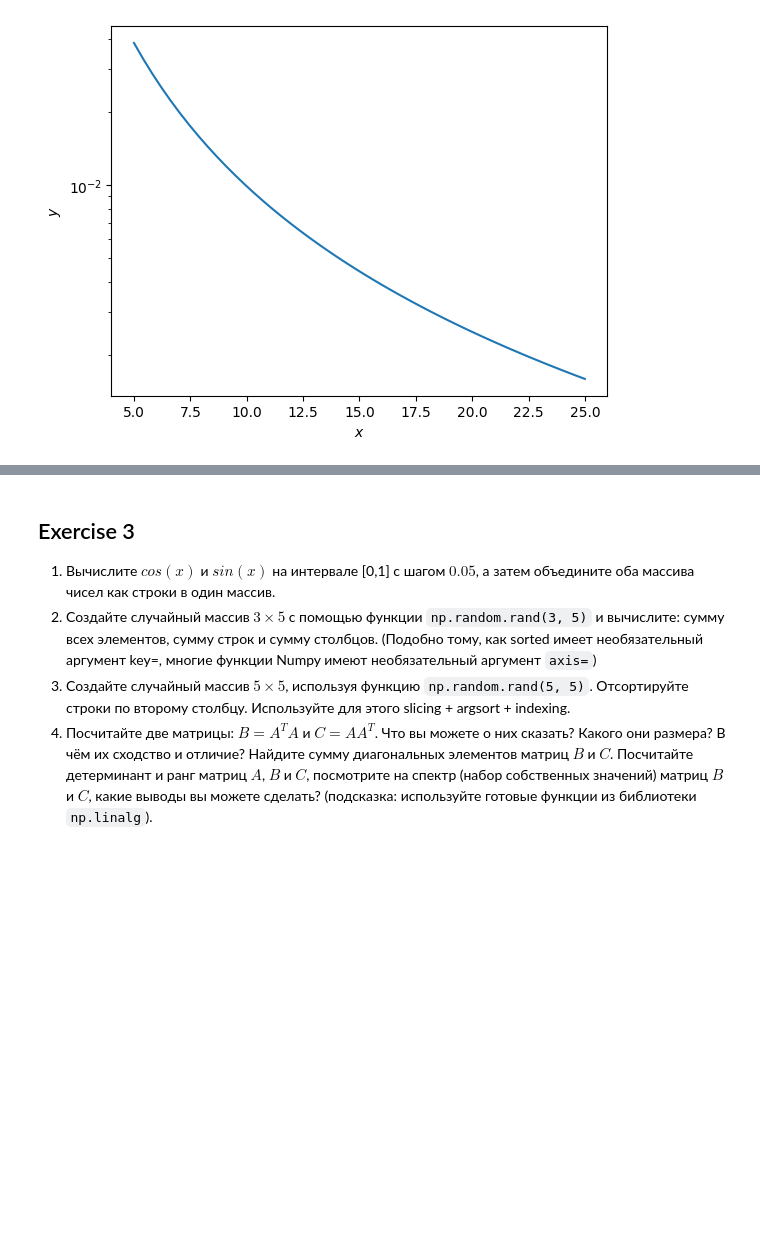
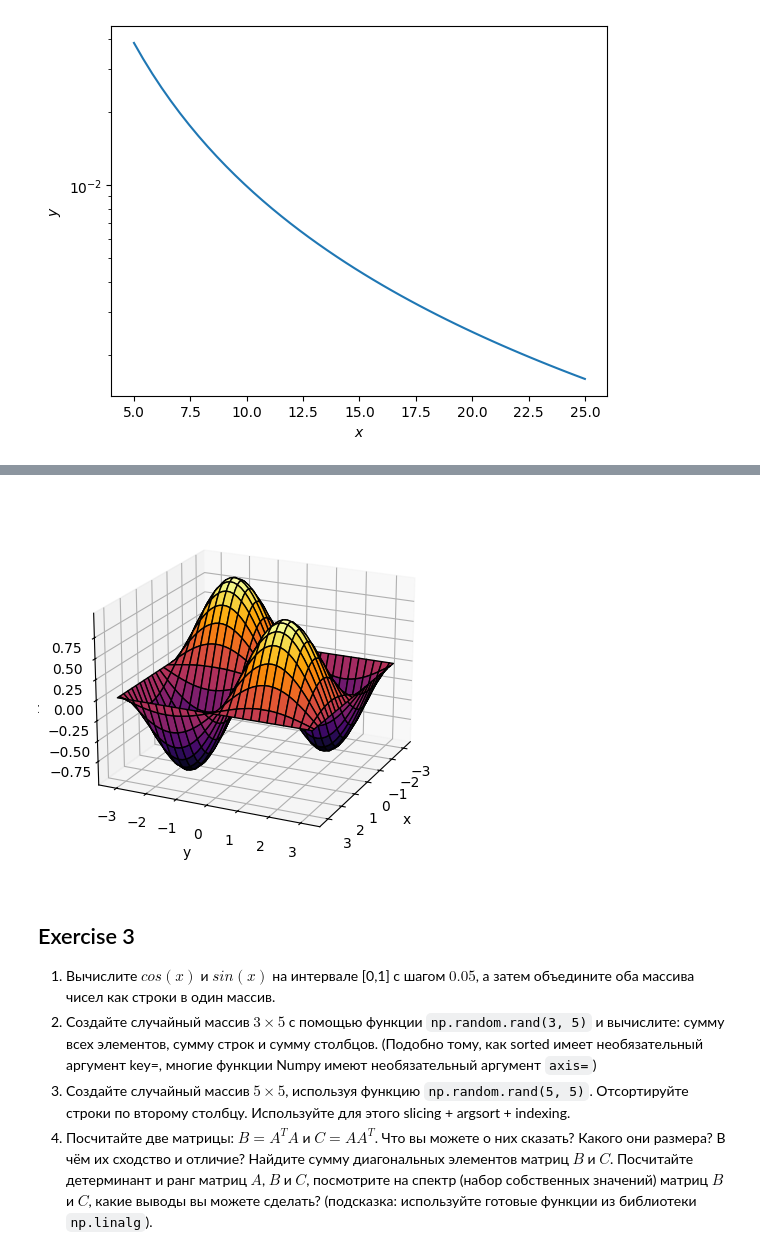
Before and after one commit to korotandr/MathPack2024, a Jupyter notebook: homework-04/homework-practice-04-numpy_matplotlib.ipynb, the cells around one changed output, grey strips where cells are left out. Drawn from its saved outputs; the diff is of its cells as text; code cells hidden in the pictures; blank space fills up the shorter version.

```diff
--- a/homework-04/homework-practice-04-numpy_matplotlib.ipynb
+++ b/homework-04/homework-practice-04-numpy_matplotlib.ipynb
@@ -180,3 +225,23 @@ plt.plot(x, sc.special.bdtr(x, len(x), 0.9), 'r', label='Ai(x)')
+# %%
+#4
+import numpy as np
+import matplotlib.pyplot as plt
+
+ax = plt.axes(projection='3d')
+x = np.linspace(-np.pi, np.pi)
+y = np.linspace(-np.pi, np.pi)
+
+X, Y = np.meshgrid(x, y)
+Z = np.sin(X) * np.sin(Y)
+
+ax.plot_surface(X, Y, Z, rstride=2, cstride=2,
+                cmap='inferno', edgecolor='black')
+ax.set_xlabel('x')
+ax.set_ylabel('y')
+ax.set_zlabel('z')
+ax.view_init(20, 25)
+# %% [output]
+[figure, added]
 # %% [markdown]
 ## Exercise 3
 1. Вычислите $cos(x)$ и $sin(x)$ на интервале [0,1] с шагом $0.05$, а затем объедините оба массива чисел как строки в один массив.
```
Also changed, not shown: parts of 9 cells of this notebook.
